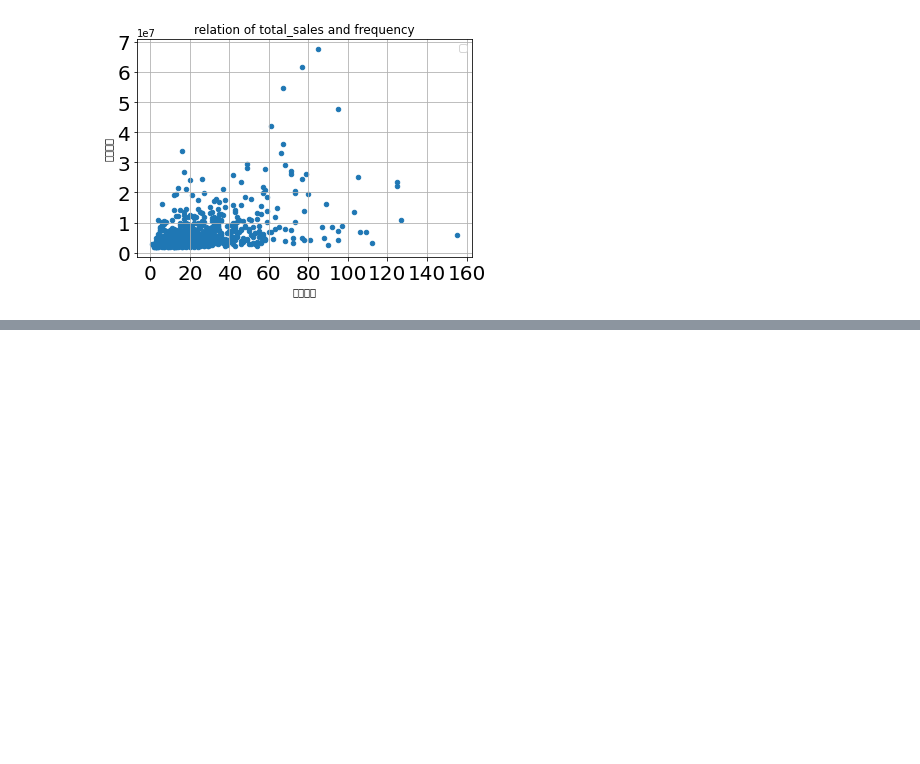
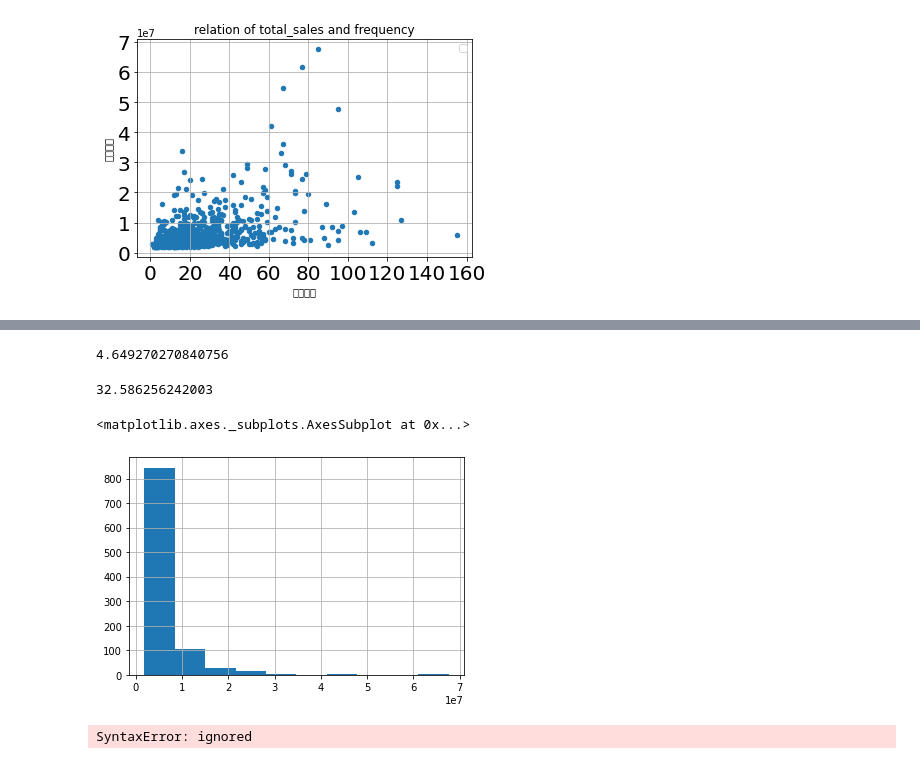
Before and after one commit to kyungmo90/Ubion-Python, a Jupyter notebook: 빅데이터_마케팅_분석_전문가_2.ipynb, the cells around one changed output, grey strips where cells are left out. Saved outputs shown, nothing was run; the diff lists cells and outputs as text; code cells hidden in the pictures; blank space fills up the shorter version.

```diff
--- a/빅데이터_마케팅_분석_전문가_2.ipynb
+++ b/빅데이터_마케팅_분석_전문가_2.ipynb
@@ -540,0 +607,21 @@ WARNING:matplotlib.legend:No handles with labels found to put in legend.
+# %%
+print(df.총매출액.skew())
+# %% [output]
+4.649270270840756
+# %%
+print(df.총매출액.kurt())
+# %% [output]
+32.586256242003
+# %%
+df.총매출액.hist()
+
+#df.총매출액.hist() = df["총매출액"].hist()
+#pd.DataFrame(df.총매출액).boxplot()
+# %% [output]
+<matplotlib.axes._subplots.AxesSubplot at 0x...>
+[figure, added]
+# %%
+df.총매출액.hist() = df.["총매출액"].hist()
+pd.DataFrame(df.["총매출액"].boxplot(column = "총매출액", return_type = "both"))
+# %% [output]
+SyntaxError: ignored
```
Also changed, not shown: parts of 16 cells of this notebook.
